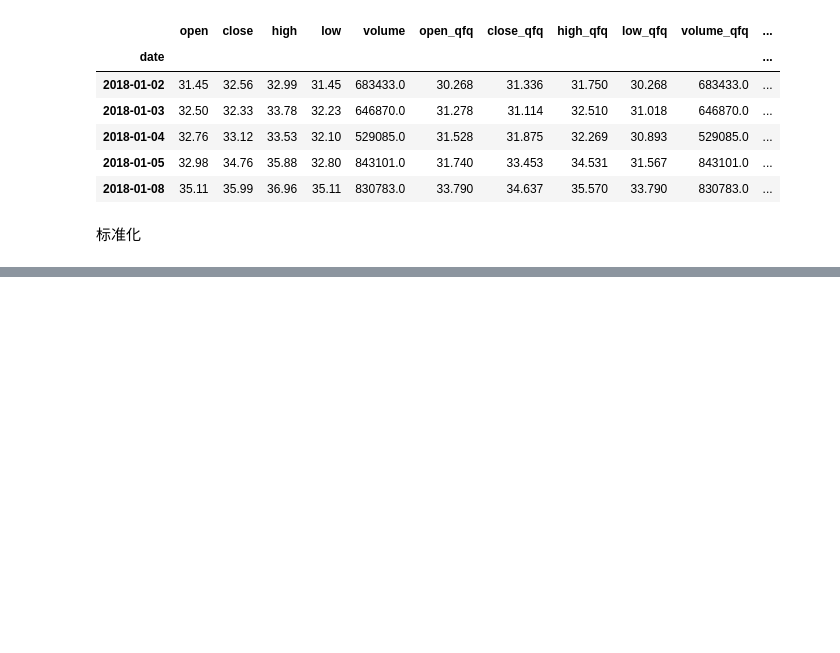
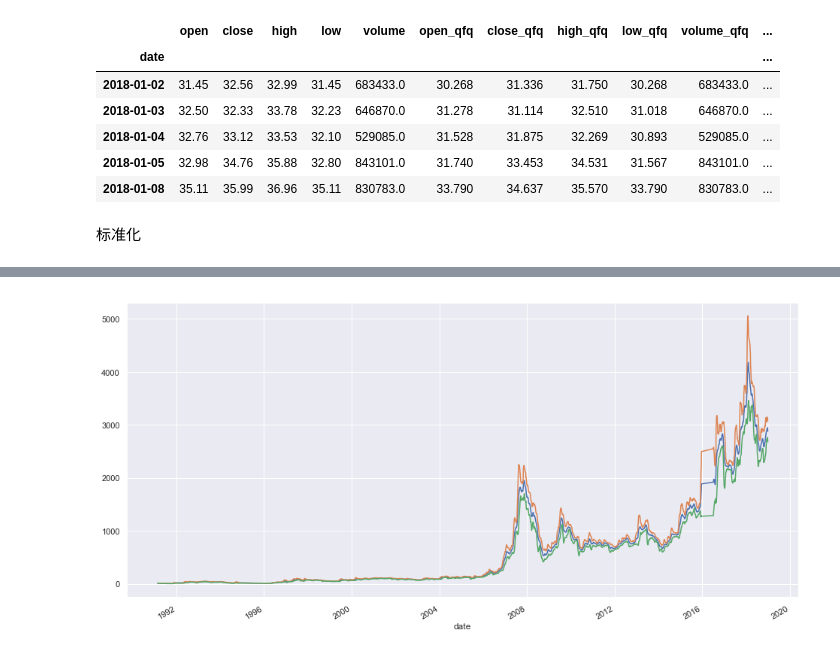
Before and after one commit to GuQiangJS/finance_ai_py, a Jupyter notebook: example/日线数据相关.ipynb, the cells around one changed output, grey strips where cells are left out. Saved outputs shown, nothing was run; the diff lists cells and outputs as text; code cells hidden in the pictures; blank space fills up the shorter version.

```diff
--- a/example/日线数据相关.ipynb
+++ b/example/日线数据相关.ipynb
@@ -124,0 +151,5 @@ array=[32.56 32.33 33.12 34.76 35.99 35.84 35.67 35.15 35.55 37.09 40.2  39.77
+# %%
+qfq=QA.QAFetch.QATushare.QA_fetch_get_stock_day('000002','1990-01-01','2018-12-31','02')
+bbands_plot(qfq['close'],30)
+# %% [output]
+[figure, added]
```
Also changed, not shown: parts of 10 cells of this notebook, 5 other files.
